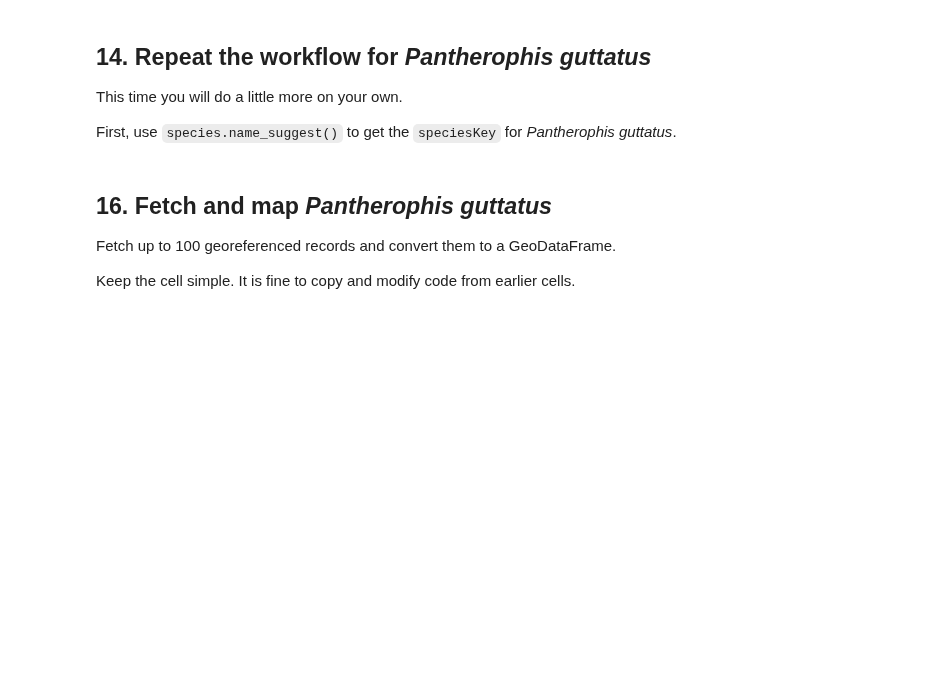
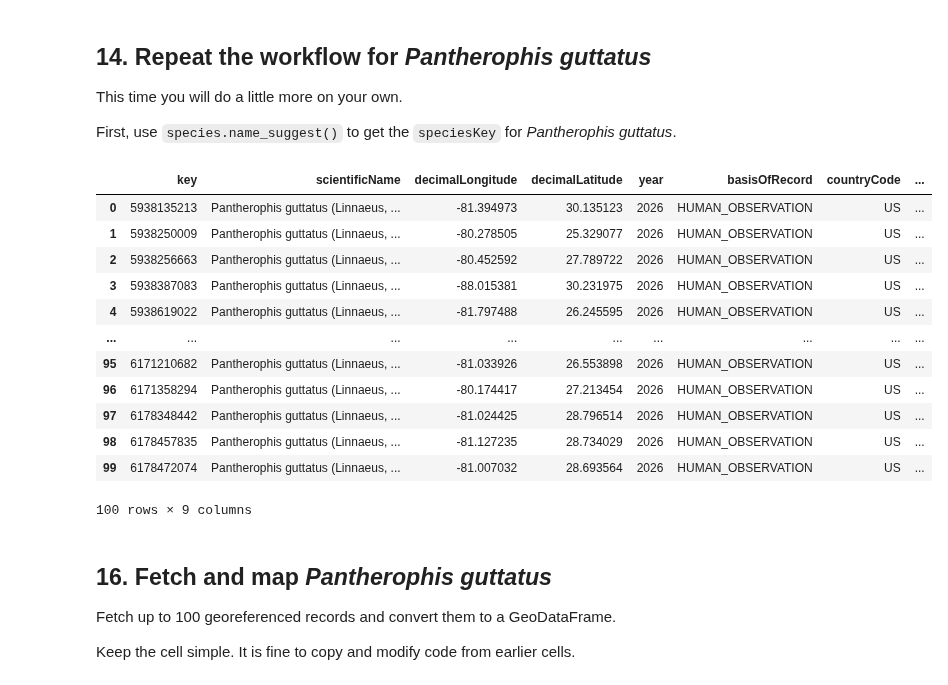
Before and after one commit to Gyrosigma/BIO597-SpatialBiodiversity, a Jupyter notebook: docs/assignments/Assignment-02-pygbif.ipynb, the cells around one changed output. Saved outputs shown, nothing was run; the diff lists cells and outputs as text; code cells hidden in the pictures; blank space fills up the shorter version.

```diff
--- a/docs/assignments/Assignment-02-pygbif.ipynb
+++ b/docs/assignments/Assignment-02-pygbif.ipynb
@@ -95,5 +153,5 @@ dekayi_records.keys()
 
 The occurrence records are stored in the "results" key of the `dekayi_records` dictionary. Convert that list of records to a pandas DataFrame.
 # %%
-dekayi_df = pd.DataFrame(dekayi_records["__________"])
+dekayi_df = pd.DataFrame(dekayi_records["results"])
 dekayi_df.head()
@@ -105,7 +171,7 @@ Keep the columns needed for a map and a few simple summaries.
 Fill in the latitude column name.
 # %%
 dekayi_small = dekayi_df[
-    ["key", "scientificName", "decimalLongitude", "__________", "year", "basisOfRecord", "countryCode"]
+    ["key", "scientificName", "decimalLongitude", "decimalLatitude", "year", "basisOfRecord", "countryCode"]
 ]
 
 dekayi_small.head()
@@ -116,7 +189,7 @@ Use the longitude and latitude columns to create point geometry. This is the sam
 # %%
 dekayi_gdf = gpd.GeoDataFrame(
     dekayi_small,
-    geometry=gpd.points_from_xy(dekayi_small["__________"], dekayi_small["__________"]),
+    geometry=gpd.points_from_xy(dekayi_small["decimalLongitude"], dekayi_small["decimalLatitude"]),
     crs="EPSG:4326",
 )
 
@@ -162,3 +246,36 @@ Use the same variable names shown in the comments. In `occ.search()`, use `hasCo
 # Add a Species column with the name Agkistrodon contortrix.
 
 # Map contortrix_gdf with .explore().
+Species = []
+for i in ["Storeria dekayi","Agkistrodon contortrix", "Pantherophis guttatus","Crotalus horridus"]:
+    dekayi_suggestions = species.name_suggest(q=i)
+    dekayi_match = dekayi_suggestions[0]
+    dekayi_key = dekayi_match["speciesKey"]
+    dekayi_count = occ.count(
+    taxonKey=dekayi_key,
+    isGeoreferenced=False)
+    print(i,dekayi_count)
+    dekayi_records = occ.search(
+        speciesKey=dekayi_key,
+        hasCoordinate=True,
+        hasGeospatialIssue=False,
+        limit=100,
+    )
+    dekayi_records.keys()
+    dekayi_df = pd.DataFrame(dekayi_records["results"])
+
+    dekayi_small = dekayi_df[
+        ["key", "scientificName", "decimalLongitude", "decimalLatitude", "year", "basisOfRecord", "countryCode"]
+    ]
+    dekayi_gdf = gpd.GeoDataFrame(
+        dekayi_small,
+        geometry=gpd.points_from_xy(dekayi_small["decimalLongitude"], dekayi_small["decimalLatitude"]),
+        crs="EPSG:4326",
+    )
+    dekayi_gdf["Species"] = i
+    Species.append(dekayi_gdf)
+
+Species = pd.concat(Species)
+
+Species.explore(column="Species", cmap="jet")
+#Species
@@ -170,6 +298,21 @@ This time you will do a little more on your own.
 First, use `species.name_suggest()` to get the `speciesKey` for *Pantherophis guttatus*.
 # %%
 # Write your code here.
+Species.loc[Species.Species == Species.Species.unique ()[1]]
+# %% [output]
+|  | key | scientificName | decimalLongitude | decimalLatitude | year | basisOfRecord | countryCode | ... |
+| 0 | 5938135213 | Pantherophis guttatus (Linnaeus, ... | -81.394973 | 30.135123 | 2026 | HUMAN_OBSERVATION | US | ... |
+| 1 | 5938250009 | Pantherophis guttatus (Linnaeus, ... | -80.278505 | 25.329077 | 2026 | HUMAN_OBSERVATION | US | ... |
+| 2 | 5938256663 | Pantherophis guttatus (Linnaeus, ... | -80.452592 | 27.789722 | 2026 | HUMAN_OBSERVATION | US | ... |
+| 3 | 5938387083 | Pantherophis guttatus (Linnaeus, ... | -88.015381 | 30.231975 | 2026 | HUMAN_OBSERVATION | US | ... |
+| 4 | 5938619022 | Pantherophis guttatus (Linnaeus, ... | -81.797488 | 26.245595 | 2026 | HUMAN_OBSERVATION | US | ... |
+| ... | ... | ... | ... | ... | ... | ... | ... | ... |
+| 95 | 6171210682 | Pantherophis guttatus (Linnaeus, ... | -81.033926 | 26.553898 | 2026 | HUMAN_OBSERVATION | US | ... |
+| 96 | 6171358294 | Pantherophis guttatus (Linnaeus, ... | -80.174417 | 27.213454 | 2026 | HUMAN_OBSERVATION | US | ... |
+| 97 | 6178348442 | Pantherophis guttatus (Linnaeus, ... | -81.024425 | 28.796514 | 2026 | HUMAN_OBSERVATION | US | ... |
+| 98 | 6178457835 | Pantherophis guttatus (Linnaeus, ... | -81.127235 | 28.734029 | 2026 | HUMAN_OBSERVATION | US | ... |
+| 99 | 6178472074 | Pantherophis guttatus (Linnaeus, ... | -81.007032 | 28.693564 | 2026 | HUMAN_OBSERVATION | US | ... |
+100 rows × 9 columns
 # %% [markdown]
 ## 16. Fetch and map *Pantherophis guttatus*
 
```
Also changed, not shown: parts of 20 cells of this notebook.
